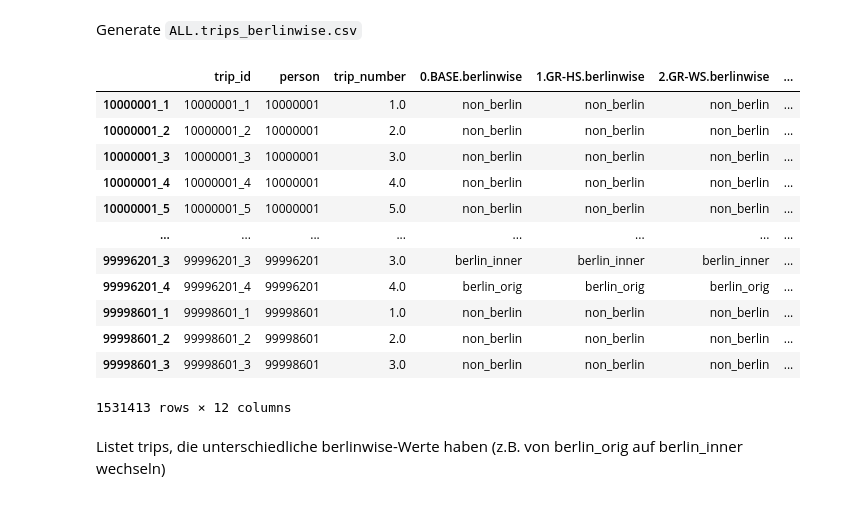
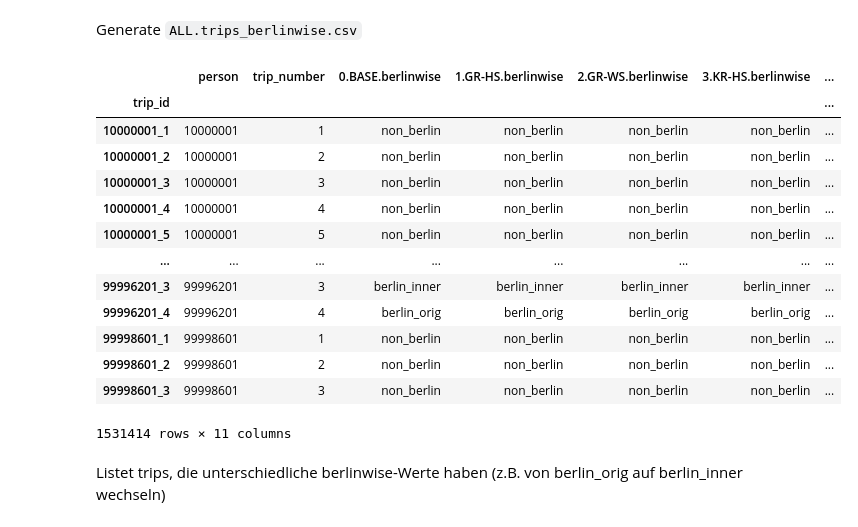
Before and after one commit to unsap/matsim-berlin-homework, a Jupyter notebook: src/main/python/pipeline.ipynb, the cells around one changed output. Cells and saved outputs as stored; diff of their text form; code cells hidden in the pictures.

```diff
--- a/src/main/python/pipeline.ipynb
+++ b/src/main/python/pipeline.ipynb
@@ -85,22 +171,23 @@ trips_berlinwise_by_scenario = {scenario: read_trips_berlinwise(path(scenario, "
 Generate `ALL.trips_berlinwise.csv`
 # %%
 trips_berlinwise = generate_trips_berlinwise(agent_subpopulations.relevant, trips_berlinwise_by_scenario)
-trips_berlinwise.to_csv(SCENARIOS_PATH / "ALL.trips_berlinwise.csv", sep=";", index=False)
+trips_berlinwise.to_csv(SCENARIOS_PATH / "ALL.trips_berlinwise.csv", sep=";")
 trips_berlinwise
 # %% [output]
-|  | trip_id | person | trip_number | 0.BASE.berlinwise | 1.GR-HS.berlinwise | 2.GR-WS.berlinwise | ... |
-| 10000001_1 | 10000001_1 | 10000001 | 1.0 | non_berlin | non_berlin | non_berlin | ... |
-| 10000001_2 | 10000001_2 | 10000001 | 2.0 | non_berlin | non_berlin | non_berlin | ... |
-| 10000001_3 | 10000001_3 | 10000001 | 3.0 | non_berlin | non_berlin | non_berlin | ... |
-| 10000001_4 | 10000001_4 | 10000001 | 4.0 | non_berlin | non_berlin | non_berlin | ... |
-| 10000001_5 | 10000001_5 | 10000001 | 5.0 | non_berlin | non_berlin | non_berlin | ... |
+|  | person | trip_number | 0.BASE.berlinwise | 1.GR-HS.berlinwise | 2.GR-WS.berlinwise | 3.KR-HS.berlinwise | ... |
+| trip_id |  |  |  |  |  |  | ... |
+| 10000001_1 | 10000001 | 1 | non_berlin | non_berlin | non_berlin | non_berlin | ... |
+| 10000001_2 | 10000001 | 2 | non_berlin | non_berlin | non_berlin | non_berlin | ... |
+| 10000001_3 | 10000001 | 3 | non_berlin | non_berlin | non_berlin | non_berlin | ... |
+| 10000001_4 | 10000001 | 4 | non_berlin | non_berlin | non_berlin | non_berlin | ... |
+| 10000001_5 | 10000001 | 5 | non_berlin | non_berlin | non_berlin | non_berlin | ... |
 | ... | ... | ... | ... | ... | ... | ... | ... |
-| 99996201_3 | 99996201_3 | 99996201 | 3.0 | berlin_inner | berlin_inner | berlin_inner | ... |
-| 99996201_4 | 99996201_4 | 99996201 | 4.0 | berlin_orig | berlin_orig | berlin_orig | ... |
-| 99998601_1 | 99998601_1 | 99998601 | 1.0 | non_berlin | non_berlin | non_berlin | ... |
-| 99998601_2 | 99998601_2 | 99998601 | 2.0 | non_berlin | non_berlin | non_berlin | ... |
-| 99998601_3 | 99998601_3 | 99998601 | 3.0 | non_berlin | non_berlin | non_berlin | ... |
+| 99996201_3 | 99996201 | 3 | berlin_inner | berlin_inner | berlin_inner | berlin_inner | ... |
+| 99996201_4 | 99996201 | 4 | berlin_orig | berlin_orig | berlin_orig | berlin_orig | ... |
+| 99998601_1 | 99998601 | 1 | non_berlin | non_berlin | non_berlin | non_berlin | ... |
+| 99998601_2 | 99998601 | 2 | non_berlin | non_berlin | non_berlin | non_berlin | ... |
+| 99998601_3 | 99998601 | 3 | non_berlin | non_berlin | non_berlin | non_berlin | ... |
-1531413 rows × 12 columns
+1531414 rows × 11 columns
 # %% [markdown]
 Listet trips, die unterschiedliche berlinwise-Werte haben (z.B. von berlin_orig auf berlin_inner wechseln)
 # %%
```
Also changed, not shown: parts of 16 cells of this notebook, 3 other files.
